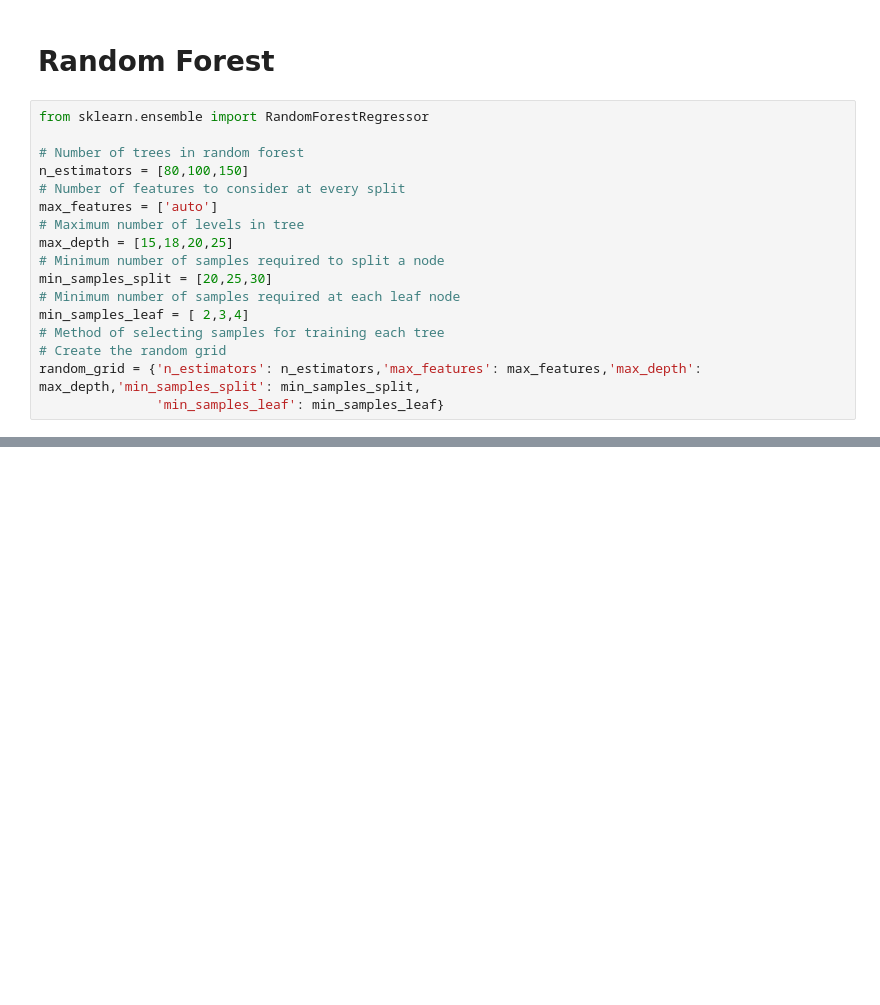
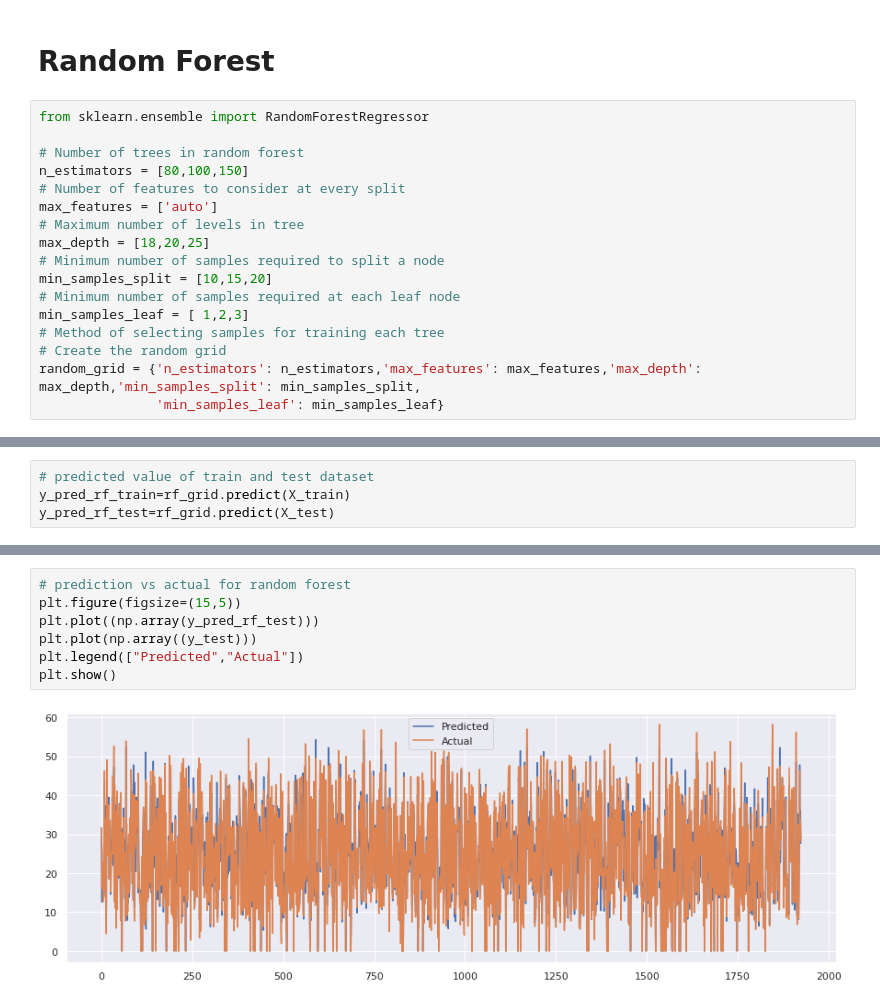
Before and after one commit to shubham-bhadouria/-Seoul-Bike-Sharing-Demand-Prediction, a Jupyter notebook: Copy_of_Copy_of_Bike_Sharing_Demand_Prediction_Capstone_Project.ipynb, the cells around one changed output, grey strips where cells are left out. Drawn from its saved outputs; the diff is of its cells as text; blank space fills up the shorter version.

```diff
--- a/Copy_of_Copy_of_Bike_Sharing_Demand_Prediction_Capstone_Project.ipynb
+++ b/Copy_of_Copy_of_Bike_Sharing_Demand_Prediction_Capstone_Project.ipynb
@@ -875,11 +875,11 @@ n_estimators = [80,100,150]
 # Number of features to consider at every split
 max_features = ['auto']
 # Maximum number of levels in tree
-max_depth = [15,18,20,25]
+max_depth = [18,20,25]
 # Minimum number of samples required to split a node
-min_samples_split = [20,25,30]
+min_samples_split = [10,15,20]
 # Minimum number of samples required at each leaf node
-min_samples_leaf = [ 2,3,4]
+min_samples_leaf = [ 1,2,3]
 # Method of selecting samples for training each tree
 # Create the random grid
 random_grid = {'n_estimators': n_estimators,'max_features': max_features,'max_depth': max_depth,'min_samples_split': min_samples_split,
@@ -924,0 +928,4 @@ The R2 score using the same alpha is : 0.8858132040680113
+# %%
+# predicted value of train and test dataset
+y_pred_rf_train=rf_grid.predict(X_train)
+y_pred_rf_test=rf_grid.predict(X_test)
@@ -924,0 +962,9 @@ The R2 score using the same alpha is : 0.8858132040680113
+# %%
+# prediction vs actual for random forest
+plt.figure(figsize=(15,5))
+plt.plot((np.array(y_pred_rf_test)))
+plt.plot(np.array((y_test)))
+plt.legend(["Predicted","Actual"])
+plt.show()
+# %% [output]
+[figure, added]
```
Also changed, not shown: parts of 9 cells of this notebook.
